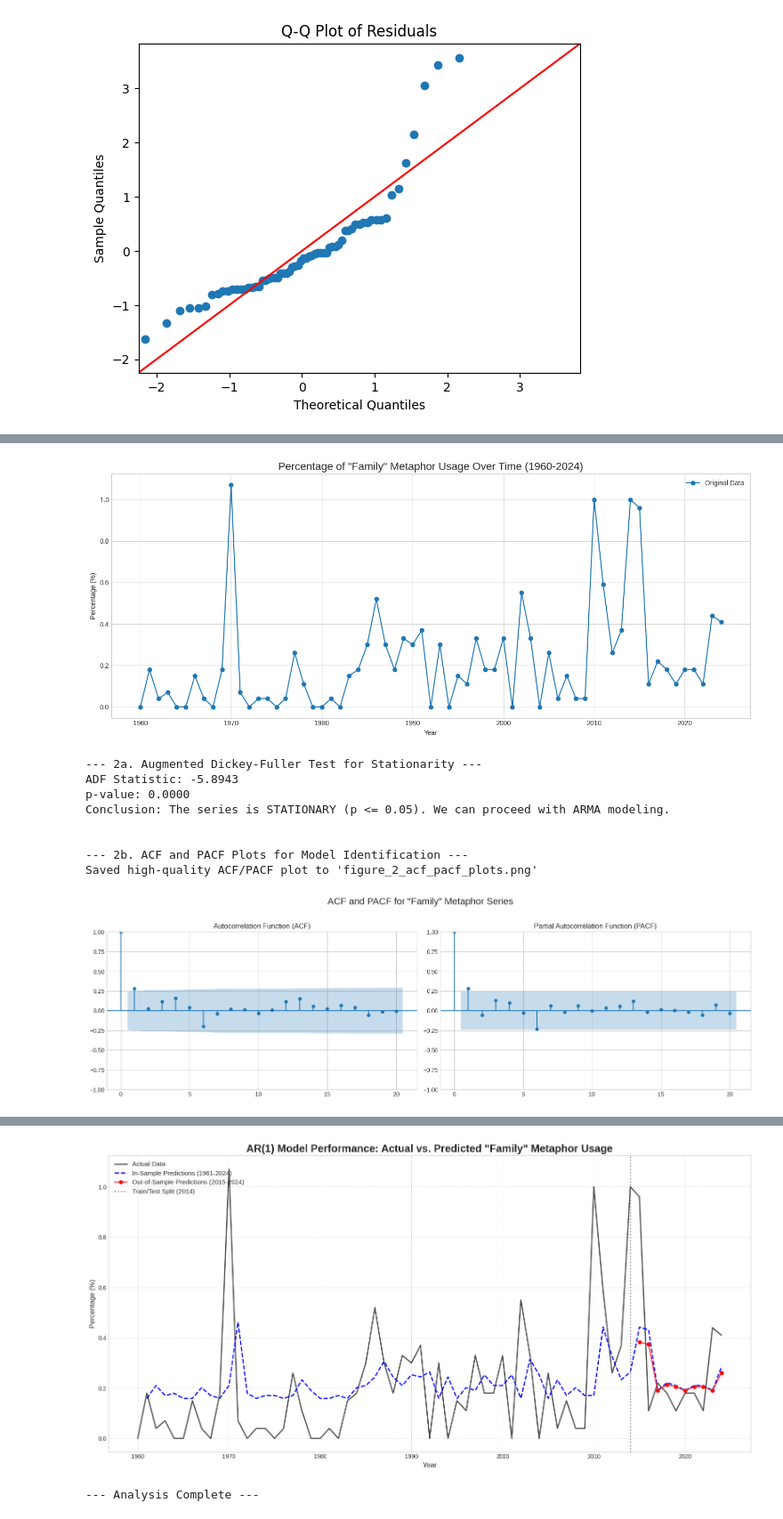
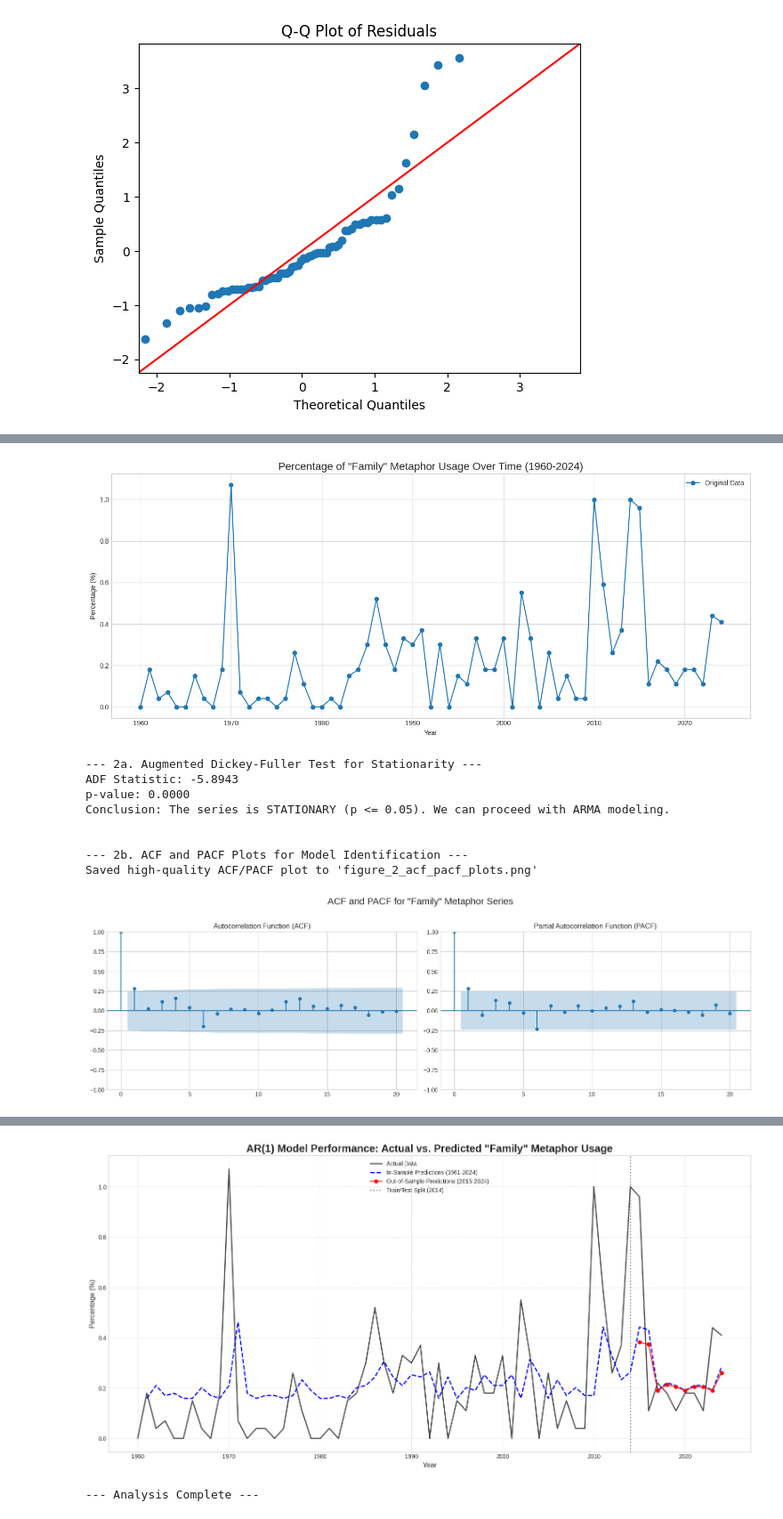
Before and after one commit to Guchigbu/dsddd, a Jupyter notebook: Corrected_Autoregression_Time_series_Analysis_for_NATIONHOOD_and_DEMOCRACY.ipynb, the cells around one changed output, grey strips where cells are left out. Shown: that part at 89% size. Saved outputs shown, nothing was run; the diff lists cells and outputs as text; code cells hidden in the pictures.

```diff
--- a/Corrected_Autoregression_Time_series_Analysis_for_NATIONHOOD_and_DEMOCRACY.ipynb
+++ b/Corrected_Autoregression_Time_series_Analysis_for_NATIONHOOD_and_DEMOCRACY.ipynb
@@ -597,7 +597,7 @@ ax.axvline(x=train_end_date, color='gray', linestyle=':', linewidth=2, label=f'T
 ax.set_title('AR(1) Model Performance: Actual vs. Predicted "Family" Metaphor Usage', fontsize=18, weight='bold')
 ax.set_xlabel('Year', fontsize=12)
 ax.set_ylabel('Percentage (%)', fontsize=12)
-ax.legend(loc='upper left', fontsize=11)
+ax.legend(loc='upper center', fontsize=10)
 ax.grid(True, which='both', linestyle='--', linewidth=0.5)
 
 plt.tight_layout()
@@ -642,8 +642,8 @@ Time:                                   09:59:27   Log-Likelihood:
 No. Observations:                             64   AIC:                             3.508
 ... (47 lines left out)
 
 
 --- STEP 5: Generating Final Performance Visualization ---
 Saved high-quality model performance plot to 'figure_3_model_performance.png'
-[figure, old version]
+[figure, new version]
 --- Analysis Complete ---
```
Also changed, not shown: parts of 2 cells of this notebook.
